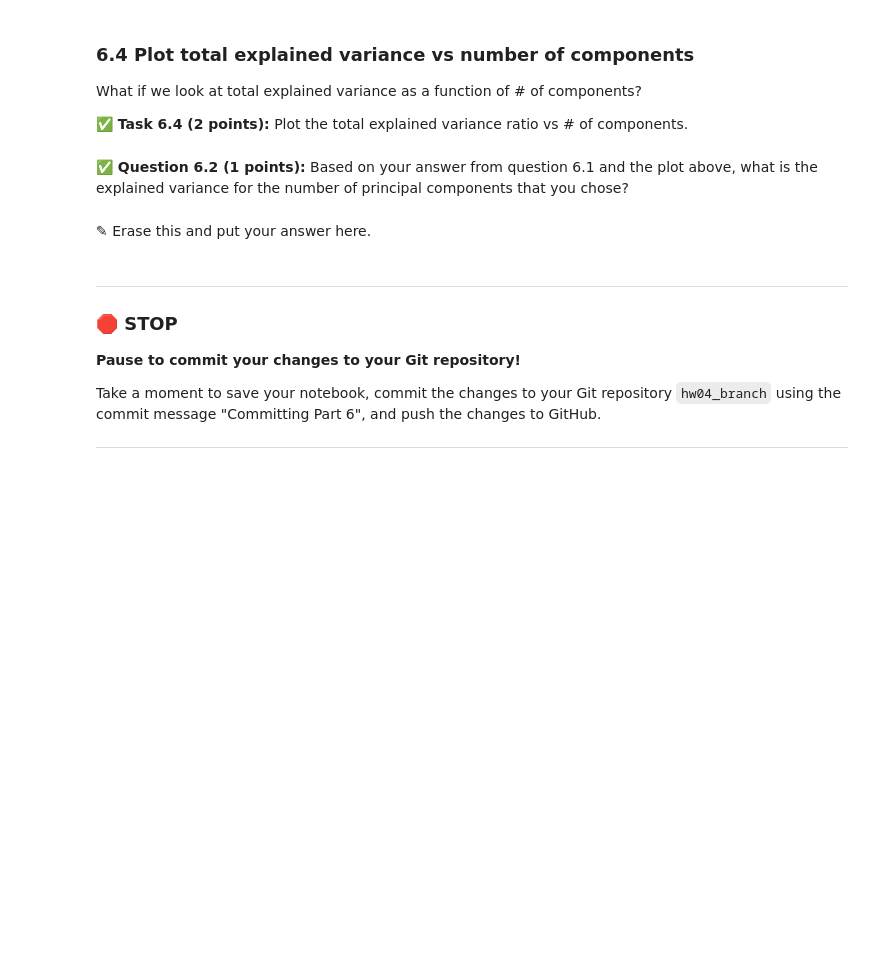
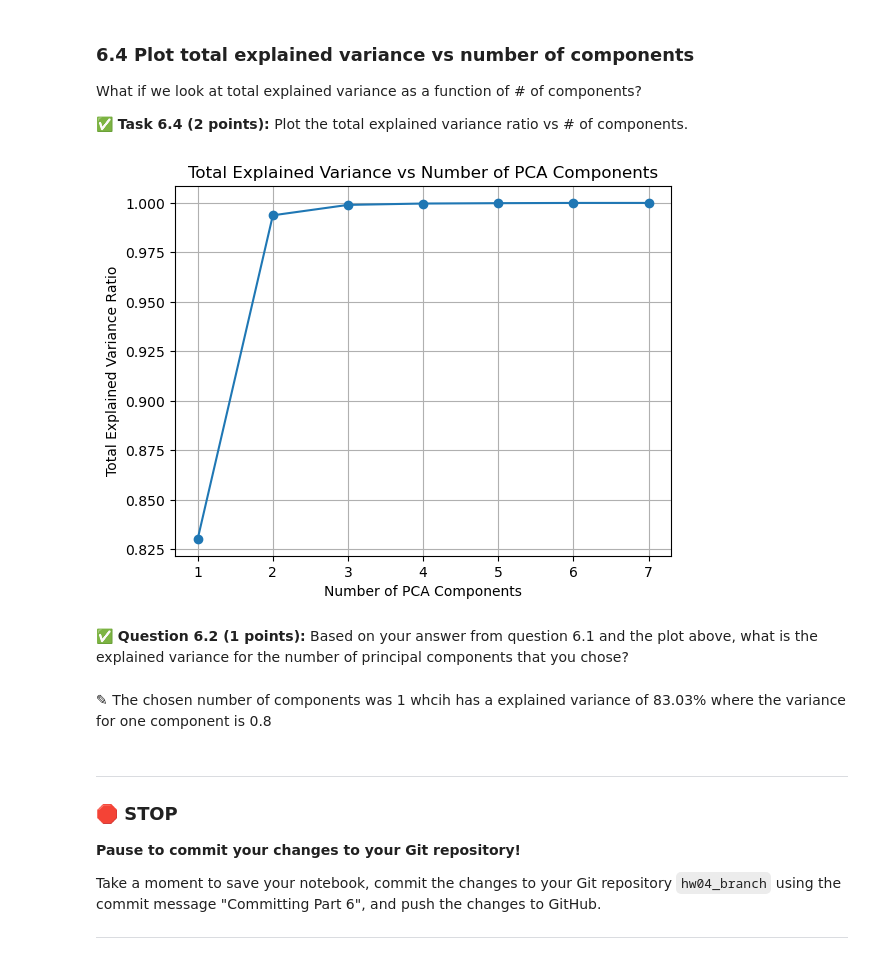
Before and after one commit to VarunSUK/CMSE202-f24-turnin, a Jupyter notebook: hw-04/HW-04_PerceptronSVMandPCA-STUDENT-main.ipynb, the cells around one changed output. Cells and saved outputs as stored; diff of their text form; code cells hidden in the pictures; blank space fills up the shorter version.

```diff
--- a/hw-04/HW-04_PerceptronSVMandPCA-STUDENT-main.ipynb
+++ b/hw-04/HW-04_PerceptronSVMandPCA-STUDENT-main.ipynb
@@ -496,7 +537,18 @@ What if we look at total explained variance as a function of # of components?
+# %%
+# Put your code here
+plt.plot(range(1, 8), explained_variances, marker='o')
+plt.title("Total Explained Variance vs Number of PCA Components")
+plt.xlabel("Number of PCA Components")
+plt.ylabel("Total Explained Variance Ratio")
+plt.xticks(range(1, 8))
+plt.grid(True)
+plt.show()
+# %% [output]
+[figure, added]
 # %% [markdown]
 **&#9989; Question 6.2 (1 points):** Based on your answer from question 6.1 and the plot above, what is the explained variance for the number of principal components that you chose?
-# %% [markdown]
-<font size=+3>&#9998;</font> Erase this and put your answer here.
+# %% [markdown]
+<font size=+3>&#9998;</font> The chosen number of components was 1 whcih has a explained variance of 83.03% where the variance for one component is 0.8
 # %% [markdown]
 ---
 ### &#128721; STOP
```
Also changed, not shown: parts of 9 cells of this notebook.
